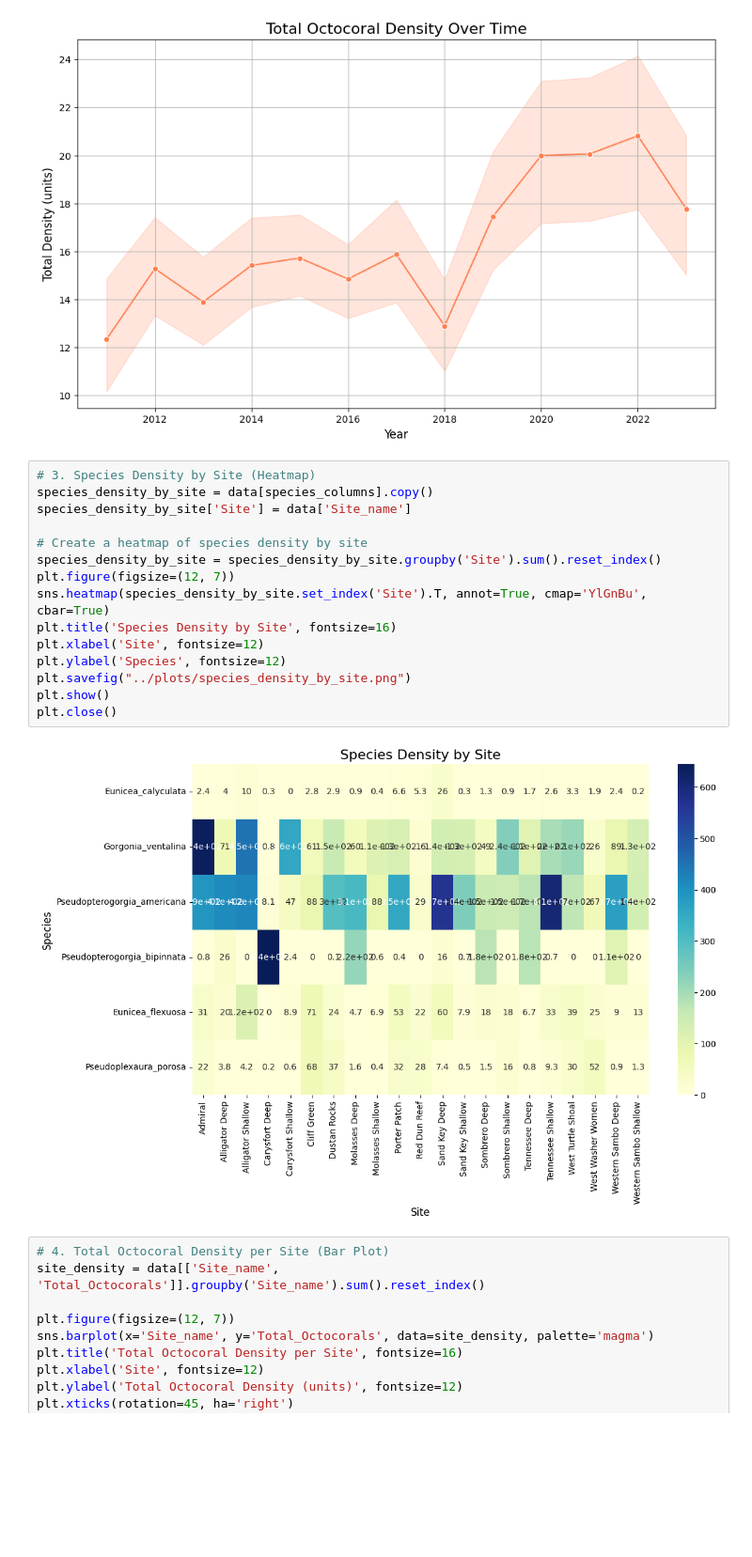
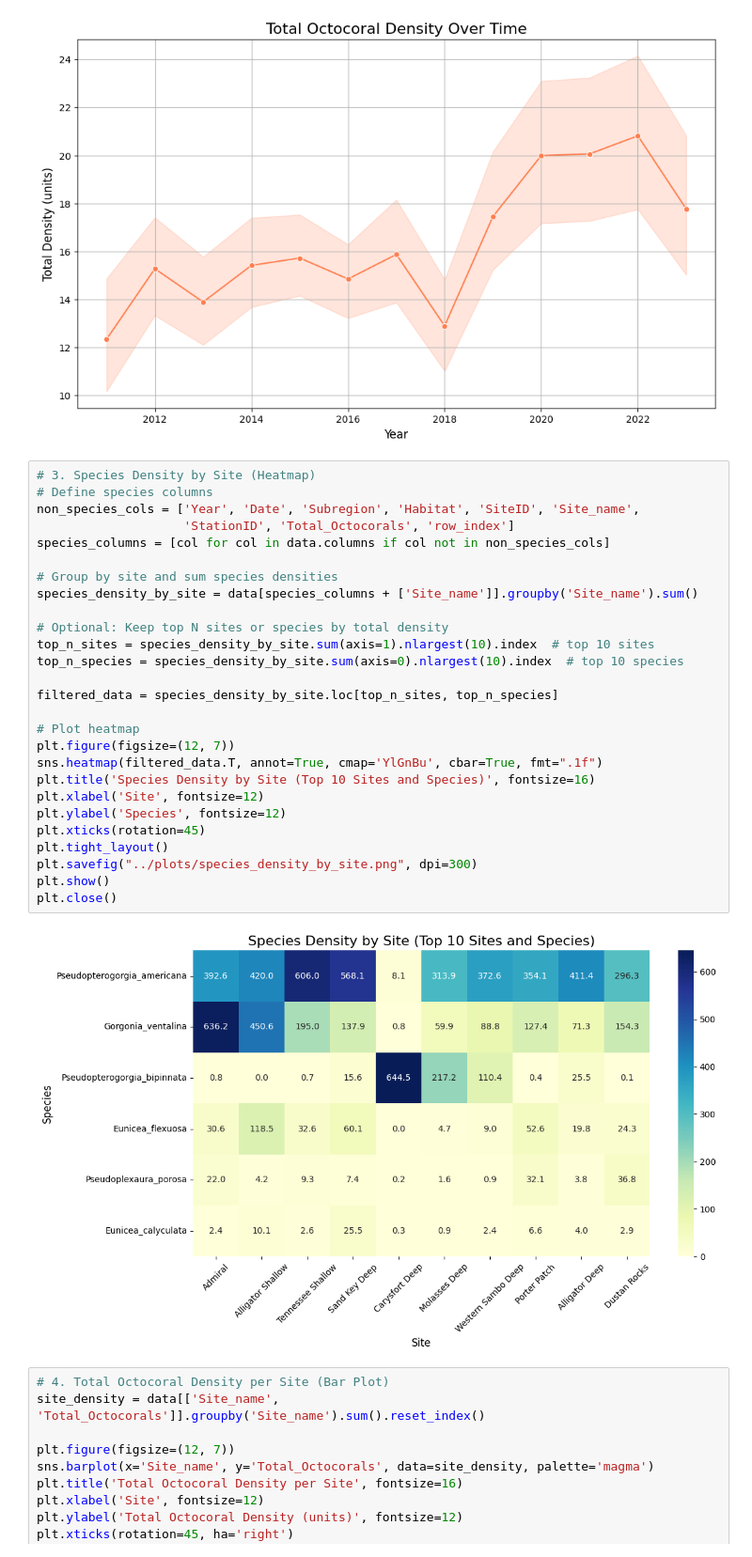
Before and after one commit to ethanreynolds1593/coral-reef-trends, a Jupyter notebook: notebooks/octoral_density_analysis.ipynb, the cells around one changed output. Shown at 94% size. Cells and saved outputs as stored; diff of their text form; blank space fills up the shorter version.

```diff
--- a/notebooks/octoral_density_analysis.ipynb
+++ b/notebooks/octoral_density_analysis.ipynb
@@ -48,21 +48,33 @@ plt.close()
 [figure]
 # %%
 # 3. Species Density by Site (Heatmap)
-species_density_by_site = data[species_columns].copy()
-species_density_by_site['Site'] = data['Site_name']
+# Define species columns
+non_species_cols = ['Year', 'Date', 'Subregion', 'Habitat', 'SiteID', 'Site_name',
+                    'StationID', 'Total_Octocorals', 'row_index']
+species_columns = [col for col in data.columns if col not in non_species_cols]
 
-# Create a heatmap of species density by site
-species_density_by_site = species_density_by_site.groupby('Site').sum().reset_index()
+# Group by site and sum species densities
+species_density_by_site = data[species_columns + ['Site_name']].groupby('Site_name').sum()
+
+# Optional: Keep top N sites or species by total density
+top_n_sites = species_density_by_site.sum(axis=1).nlargest(10).index  # top 10 sites
+top_n_species = species_density_by_site.sum(axis=0).nlargest(10).index  # top 10 species
+
+filtered_data = species_density_by_site.loc[top_n_sites, top_n_species]
+
+# Plot heatmap
 plt.figure(figsize=(12, 7))
-sns.heatmap(species_density_by_site.set_index('Site').T, annot=True, cmap='YlGnBu', cbar=True)
-plt.title('Species Density by Site', fontsize=16)
+sns.heatmap(filtered_data.T, annot=True, cmap='YlGnBu', cbar=True, fmt=".1f")
+plt.title('Species Density by Site (Top 10 Sites and Species)', fontsize=16)
 plt.xlabel('Site', fontsize=12)
 plt.ylabel('Species', fontsize=12)
-plt.savefig("../plots/species_density_by_site.png")
+plt.xticks(rotation=45)
+plt.tight_layout()
+plt.savefig("../plots/species_density_by_site.png", dpi=300)
 plt.show()
 plt.close()
 # %% [output]
-[figure, old version]
+[figure, new version]
 # %%
 # 4. Total Octocoral Density per Site (Bar Plot)
 site_density = data[['Site_name', 'Total_Octocorals']].groupby('Site_name').sum().reset_index()
```
Also changed, not shown: 13 other files.
